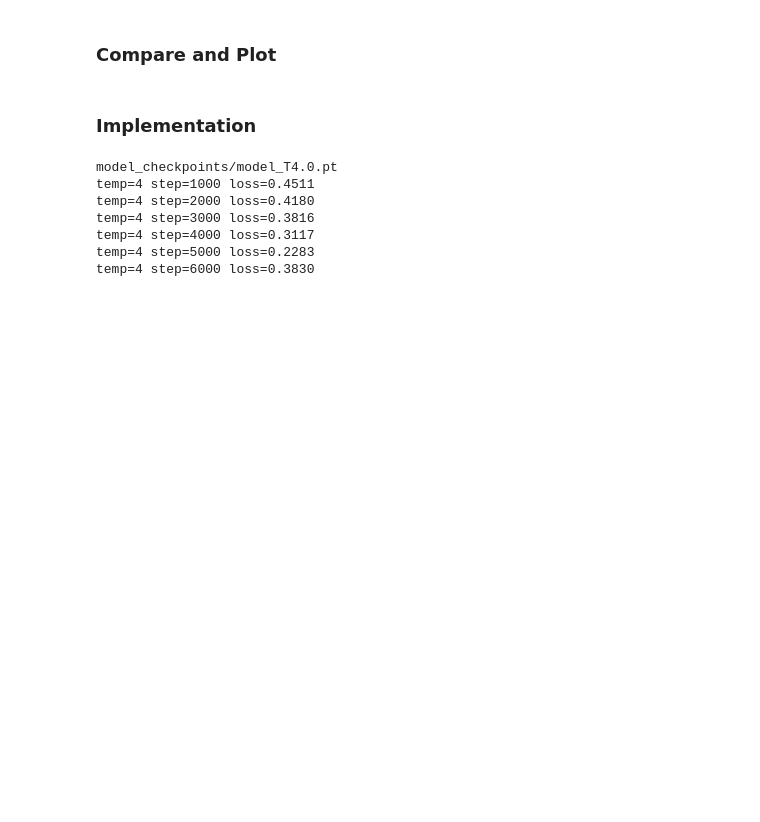
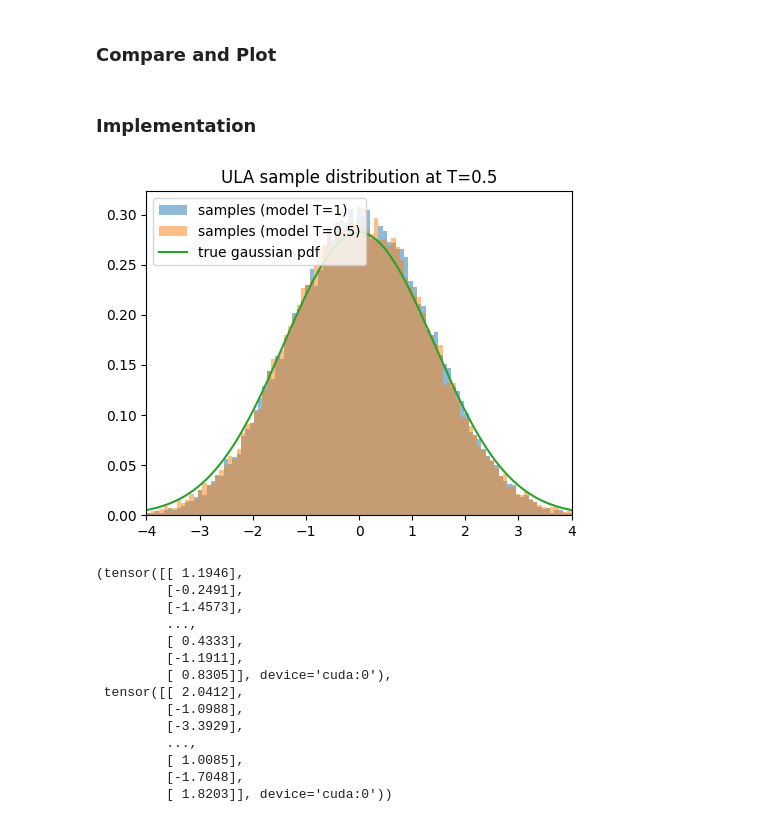
Before and after one commit to zoewus/parallel_tempering, a Jupyter notebook: tempered_energy.ipynb, the cells around one changed output. Saved outputs shown, nothing was run; the diff lists cells and outputs as text; code cells hidden in the pictures; blank space fills up the shorter version.

Commit message:
refactored, mala implemented not tested

```diff
--- a/tempered_energy.ipynb
+++ b/tempered_energy.ipynb
@@ -57,7 +57,7 @@ lr = 3e-4
 train_dataset_size = 50_000
 n_samples = 50_000
 
-n_langevin_steps = 10
+n_langevin_steps = 5
 step_scale = 0.6
 
 ckpt_dir = "model_checkpoints"
@@ -227,5 +258,31 @@ def ula_sample(model, T_modeling, T_sampling, n_samples=n_samples):
 
     return x
+# %%
+@torch.no_grad()
+def langevin_sampling(model, T_modeling, T_sampling, method = "ULA", n_samples=n_samples):
+    model.eval()
+    x = torch.randn(n_samples, 1, device=device)
+    ones = torch.ones(n_samples, 1, device=device)
+
+    for t in ts_desc:
+        t_batch = (t * ones).long()
+
+        for _ in range(n_langevin_steps):
+            step = betas[t] * step_scale
+
+            score_hat = compute_score(model, x, t_batch)
+
+            tsr = compute_tsr(t_batch, T_modeling, T_sampling)
+            noise = torch.randn_like(x)
+
+            x_hat = x + step * score_hat * tsr + noise * torch.sqrt(2.0 * step)
+
+            if method == "MALA":
+                x = compute_correction(x, x_hat, t_batch, model, step)
+
+            elif method == "ULA":
+                x = x_hat
+    return x
 # %% [markdown]
 ### Compare and Plot
 # %%
@@ -238,11 +295,11 @@ def load_model(path):
 def compare(temp_target):
     # model trained at temp_target (your "true")
     m_true = load_model(f"{ckpt_dir}/model_T{temp_target:.1f}.pt")
-    x_true = ula_sample(m_true, T_modeling=temp_target, T_sampling=1.0)
+    x_true = langevin_sampling(m_true, T_modeling=temp_target, T_sampling=1.0, method="ULA")
 
     # model trained at temp=1 but sampled at temp_target (your "approx")
     m_base = load_model(f"{ckpt_dir}/model_T{1.0:.1f}.pt")
-    x_base = ula_sample(m_base, T_modeling=1.0, T_sampling=temp_target)
+    x_base = langevin_sampling(m_base, T_modeling=1.0, T_sampling=temp_target, method="ULA")
 
     # plot vs analytic gaussian
     xlim = 4
@@ -252,7 +309,7 @@ def compare(temp_target):
 
     bins = np.linspace(-xlim, xlim, 100)
     plt.figure(figsize=(5,4))
-    _ = plt.hist(x_base.cpu().numpy(), bins=bins, density=True, alpha=0.5, label="samples (model T=1)").
+    _ = plt.hist(x_base.cpu().numpy(), bins=bins, density=True, alpha=0.5, label="samples (model T=1)")
     _ = plt.hist(x_true.cpu().numpy(), bins=bins, density=True, alpha=0.5, label=f"samples (model T={temp_target})")
     plt.plot(x_axis, pdf, label="true gaussian pdf")
     plt.title(f"ULA sample distribution at T={temp_target}")
@@ -265,17 +322,24 @@ def compare(temp_target):
 # %% [markdown]
 ### Implementation
 # %%
-temperature = 4
+temperature = 0.5
 
-save_path = f"{ckpt_dir}/model_T{temperature:.1f}.pt"
-print(save_path)
-train_model(temperature, save_path)
+# save_path = f"{ckpt_dir}/model_T{temperature:.1f}.pt"
+# train_model(temperature, save_path)
 compare(temperature)
 # %% [output]
+[figure, added]
-model_checkpoints/model_T4.0.pt
-temp=4 step=1000 loss=0.4511
-temp=4 step=2000 loss=0.4180
-temp=4 step=3000 loss=0.3816
-temp=4 step=4000 loss=0.3117
-temp=4 step=5000 loss=0.2283
-temp=4 step=6000 loss=0.3830
+(tensor([[ 1.1946],
+         [-0.2491],
+         [-1.4573],
+         ...,
+         [ 0.4333],
+         [-1.1911],
+         [ 0.8305]], device='cuda:0'),
+ tensor([[ 2.0412],
+         [-1.0988],
+         [-3.3929],
+         ...,
+         [ 1.0085],
+         [-1.7048],
+         [ 1.8203]], device='cuda:0'))
```
Also changed, not shown: parts of 1 cell of this notebook, 1 other file.
